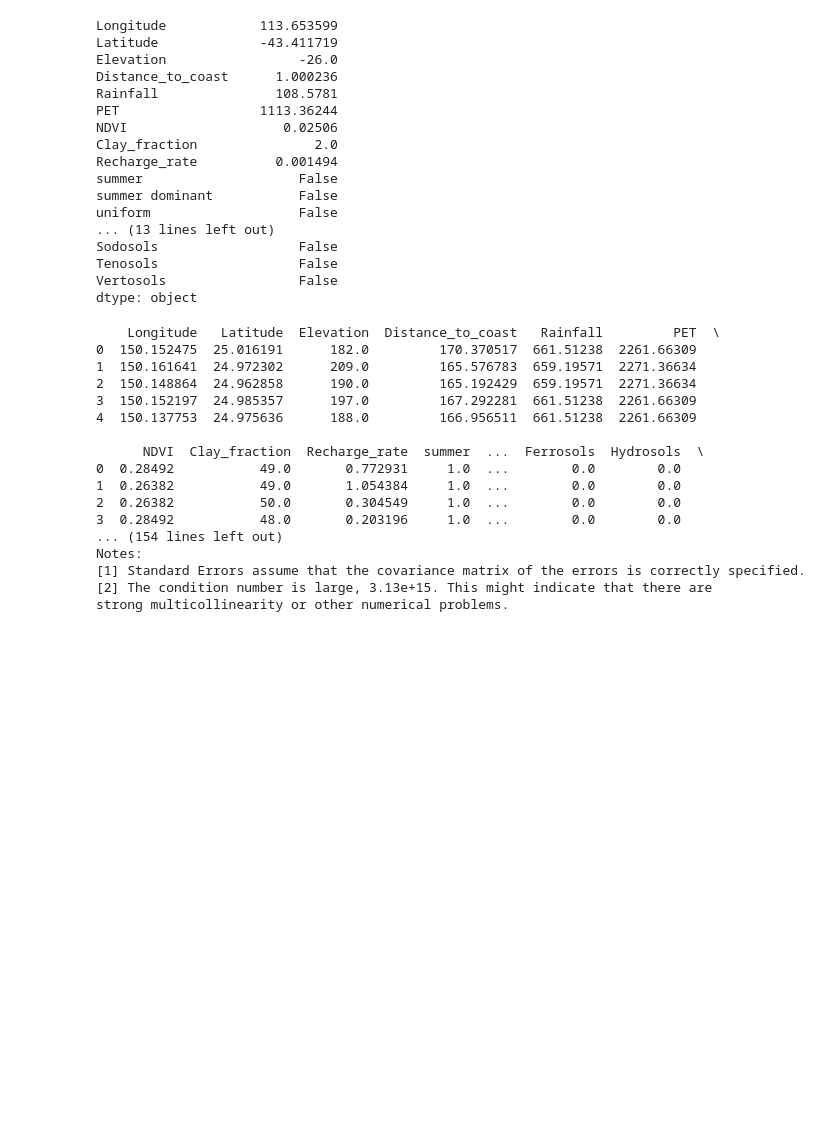
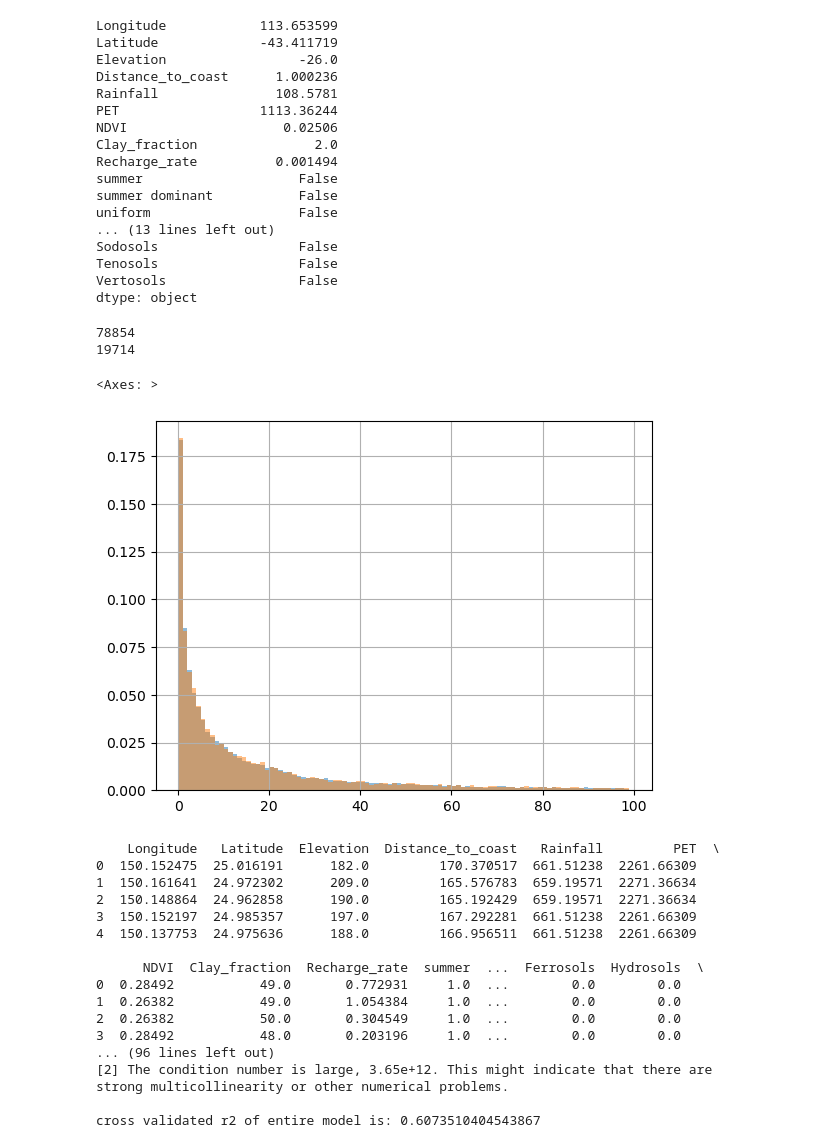
Before and after one commit to Matei-Stoica-Uni/Capstone-Case-Study---Australia, a Jupyter notebook: AUS_gw_recharge_capstonecasestudy.ipynb, the cells around one changed output. Saved outputs shown, nothing was run; the diff lists cells and outputs as text; code cells hidden in the pictures; blank space fills up the shorter version.

Commit message:
added holdout validation for model as a whole, and plotted residuals

```diff
--- a/AUS_gw_recharge_capstonecasestudy.ipynb
+++ b/AUS_gw_recharge_capstonecasestudy.ipynb
@@ -441,10 +442,30 @@ Sodosols                  False
 Tenosols                  False
 Vertosols                 False
 dtype: object
+# %%
+cv = KFold(n_splits=5, shuffle=True, random_state=5379)
+# boredata_all.dropna().astype(float)
+data_split = list(cv.split(boredata_all.dropna().astype(float)))[0]
+# print(np.array(train_index))
+train_data_for_forward_index = data_split[0]
+test_data_for_forward_index = data_split[1]
+print(len(train_data_for_forward))
+print(len(test_data_for_forward))
+bins=range(0,100)
+boredata_all.dropna().astype(float).loc[train_data_for_forward_index,'Recharge_rate'].hist(density=True,alpha=0.5,bins=bins)
+boredata_all.dropna().astype(float).loc[test_data_for_forward_index,'Recharge_rate'].hist(density=True,alpha=0.5,bins=bins)
+# %% [output]
+78854
+19714
+<Axes: >
+[figure, added]
 # %%
 warnings.filterwarnings("error")
 
-data_for_forward = boredata_all.dropna().astype(float)
+
+# maybe set aside some of the boredata to use to validate the model after the forward selection, 20-10%
+
+data_for_forward = boredata_all.dropna().astype(float).iloc[train_data_for_forward_index,:]
 #data_for_forward = data_for_forward.drop(labels = ['Longitude', 'Latitude'], axis=1)
 data_for_forward['Latitude'] = data_for_forward['Latitude'].apply(lambda a: abs(a)) # taking abs of latitude so it isnt negative for the log
 data_for_forward['Elevation'] = data_for_forward['Elevation']+26 # adding 26 so that the elevation isnt negative for the log
@@ -489,7 +510,7 @@ columns_to_inverse = []
 
 r2_initial = 0
 r2_improvement_list = []
-min_improvement = 0.00001
+min_improvement = 0.001
 for i in range(9999):
     r2_best = r2_initial
     for predictor in data_for_forward.columns:
@@ -559,6 +580,38 @@ results = model.fit()
 print(results.summary())
 
 warnings.resetwarnings()
+
+#cross validating entire model
+test_data_pred_pre_processing = boredata_all.dropna().astype(float).iloc[test_data_for_forward_index,:]
+test_data_pred_pre_processing['Latitude'] = test_data_pred_pre_processing['Latitude'].apply(lambda a: abs(a)) # taking abs of latitude so it isnt negative for the log
+test_data_pred_pre_processing['Elevation'] = test_data_pred_pre_processing['Elevation']+26 # adding 26 so that the elevation isnt negative for the log
+test_data_pred_pre_processing['NDVI'] = np.clip(test_data_pred_pre_processing['NDVI'], a_min=0, a_max=None) # removes negative NDVI which refers to non vegatative locations
+
+test_data_pred_to_use = pd.DataFrame()
+for predictor in columns_to_use_unchanged:
+    test_data_pred_to_use[f'{predictor}_op_code{0}'] = test_data_pred_pre_processing.loc[:,predictor]
+for predictor in columns_to_log:
+    test_data_pred_to_use[f'{predictor}_op_code{1}'] = test_data_pred_pre_processing.loc[:,predictor].apply(lambda a: operations_for_forward_selection(1,a))
+for predictor in columns_to_square:
+    test_data_pred_to_use[f'{predictor}_op_code{2}'] = test_data_pred_pre_processing.loc[:,predictor].apply(lambda a: operations_for_forward_selection(2,a))
+for predictor in columns_to_cube:
+    test_data_pred_to_use[f'{predictor}_op_code{3}'] = test_data_pred_pre_processing.loc[:,predictor].apply(lambda a: operations_for_forward_selection(3,a))
+for predictor in columns_to_the_4th_power:
+    test_data_pred_to_use[f'{predictor}_op_code{4}'] = test_data_pred_pre_processing.loc[:,predictor].apply(lambda a: operations_for_forward_selection(4,a))
+for predictor in columns_to_the_5th_power:
+    test_data_pred_to_use[f'{predictor}_op_code{5}'] = test_data_pred_pre_processing.loc[:,predictor].apply(lambda a: operations_for_forward_selection(5,a))
+for predictor in columns_to_square_root:
+    test_data_pred_to_use[f'{predictor}_op_code{6}'] = test_data_pred_pre_processing.loc[:,predictor].apply(lambda a: operations_for_forward_selection(6,a))
+for predictor in columns_to_inverse:
+    test_data_pred_to_use[f'{predictor}_op_code{7}'] = test_data_pred_pre_processing.loc[:,predictor].apply(lambda a: operations_for_forward_selection(7,a))
+#data_pred_slimmed.iloc[:,[0,4]] = data_pred_slimmed.iloc[:,[0,4]].apply(lambda a: a+1)
+#data_pred_slimmed = data_pred_slimmed.rename(columns = {'depth': 'depth_op_code0', 'cone_resistance': 'cone_resistance_op_code1', 'sleeve_friction': 'sleeve_friction_op_code1', 'water_pressure': 'water_pressure_op_code1', 'friction_ratio_(%)': 'friction_ratio_(%)_op_code0'})
+test_data_pred_to_use = test_data_pred_to_use.join(pd.DataFrame([1]*(max(test_data_pred_to_use.index)+1),columns=['Intercept']))
+test_data_pred_to_use = test_data_pred_to_use.reindex(columns=X.columns)
+y_test_pred = results.predict(test_data_pred_to_use)
+y_test = pd.DataFrame(test_data_pred_pre_processing['Recharge_rate'])
+y_test = y_test.apply(lambda a: np.log(a), result_type='broadcast')
+print(f'\ncross validated r2 of entire model is: {r2_score(y_test,y_test_pred)}')
 # %% [output]
     Longitude   Latitude  Elevation  Distance_to_coast   Rainfall         PET  \
 0  150.152475  25.016191      182.0         170.370517  661.51238  2261.66309
@@ -572,8 +625,8 @@ warnings.resetwarnings()
 1  0.26382           49.0       1.054384     1.0  ...        0.0        0.0
 2  0.26382           50.0       0.304549     1.0  ...        0.0        0.0
 3  0.28492           48.0       0.203196     1.0  ...        0.0        0.0
-... (154 lines left out)
-Notes:
-[1] Standard Errors assume that the covariance matrix of the errors is correctly specified.
-[2] The condition number is large, 3.13e+15. This might indicate that there are
+... (96 lines left out)
+[2] The condition number is large, 3.65e+12. This might indicate that there are
 strong multicollinearity or other numerical problems.
+
+cross validated r2 of entire model is: 0.6073510404543867
```
Also changed, not shown: parts of 9 cells of this notebook.
